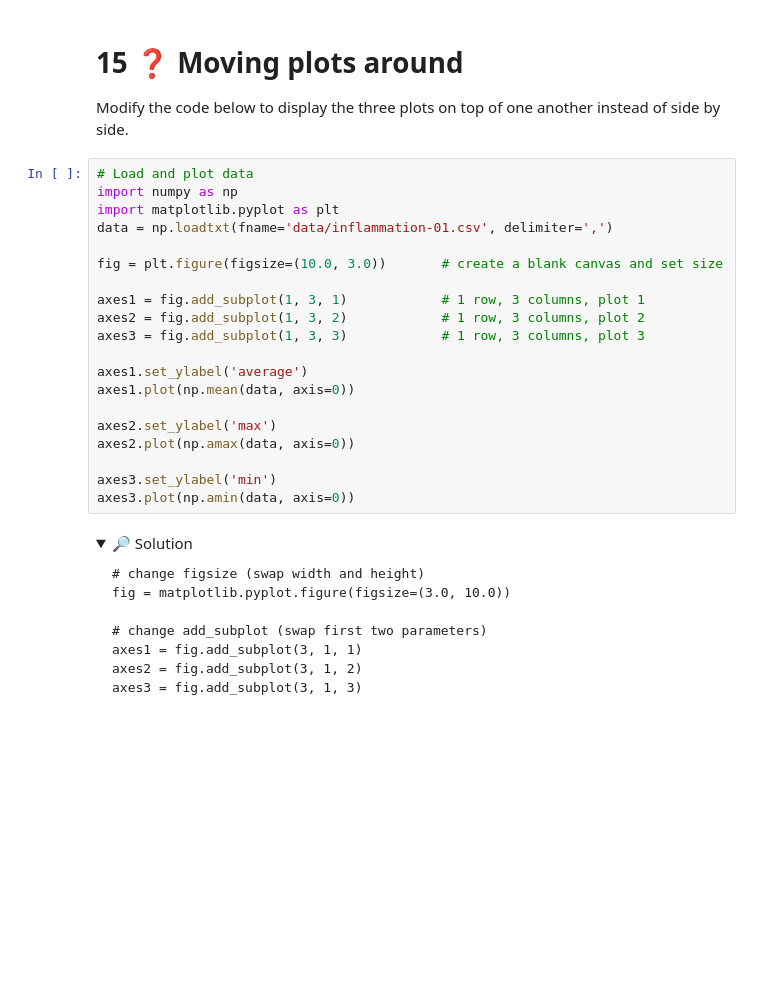
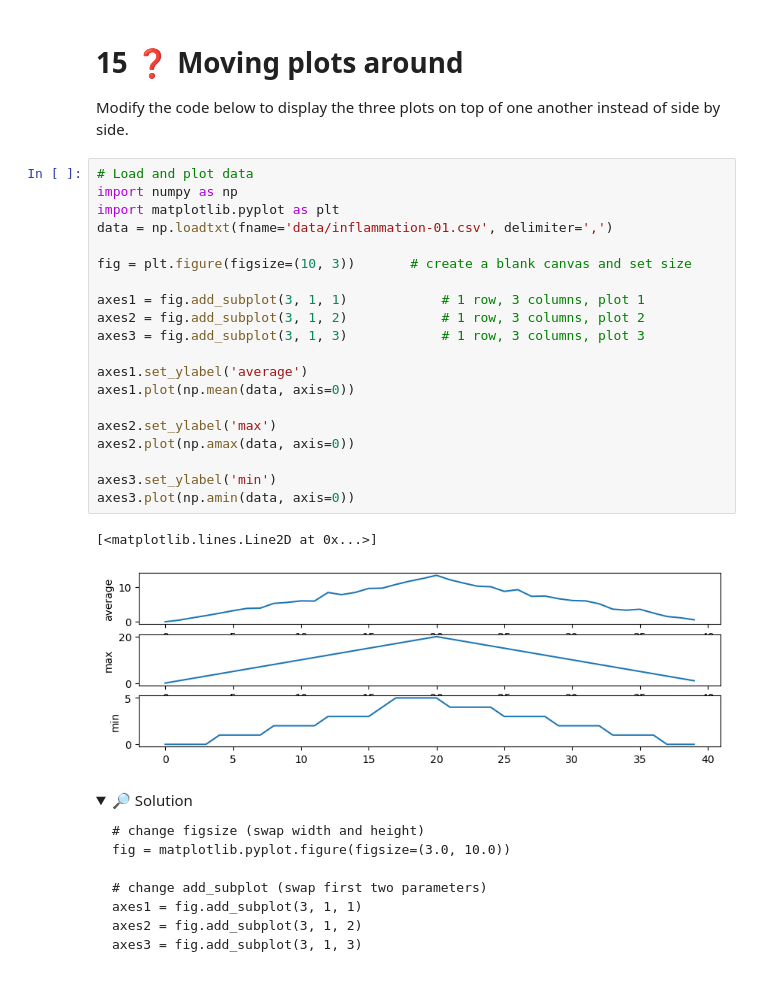
Before and after one commit to tu-delft-library/introduction_to_programming_with_python, a Jupyter notebook: material_for_participants/exercises_day_one.ipynb, the cells around one changed output. Saved outputs shown, nothing was run; the diff lists cells and outputs as text; folded sections open; blank space fills up the shorter version.

```diff
--- a/material_for_participants/exercises_day_one.ipynb
+++ b/material_for_participants/exercises_day_one.ipynb
@@ -641,23 +645,26 @@ Modify the code below to display the three plots on top of one another instead o
 # %%
 # Load and plot data
 import numpy as np
 import matplotlib.pyplot as plt
 data = np.loadtxt(fname='data/inflammation-01.csv', delimiter=',')
 
-fig = plt.figure(figsize=(10.0, 3.0))       # create a blank canvas and set size
+fig = plt.figure(figsize=(10, 3))       # create a blank canvas and set size
 
-axes1 = fig.add_subplot(1, 3, 1)            # 1 row, 3 columns, plot 1
-axes2 = fig.add_subplot(1, 3, 2)            # 1 row, 3 columns, plot 2
-axes3 = fig.add_subplot(1, 3, 3)            # 1 row, 3 columns, plot 3
+axes1 = fig.add_subplot(3, 1, 1)            # 1 row, 3 columns, plot 1
+axes2 = fig.add_subplot(3, 1, 2)            # 1 row, 3 columns, plot 2
+axes3 = fig.add_subplot(3, 1, 3)            # 1 row, 3 columns, plot 3
 
 axes1.set_ylabel('average')
 axes1.plot(np.mean(data, axis=0))
 
 axes2.set_ylabel('max')
 axes2.plot(np.amax(data, axis=0))
 
 axes3.set_ylabel('min')
 axes3.plot(np.amin(data, axis=0))
+# %% [output]
+[<matplotlib.lines.Line2D at 0x...>]
+[figure, added]
 # %% [markdown]
 <details>
 <summary>🔎 Solution</summary>
```
Also changed, not shown: parts of 1 cell of this notebook.
